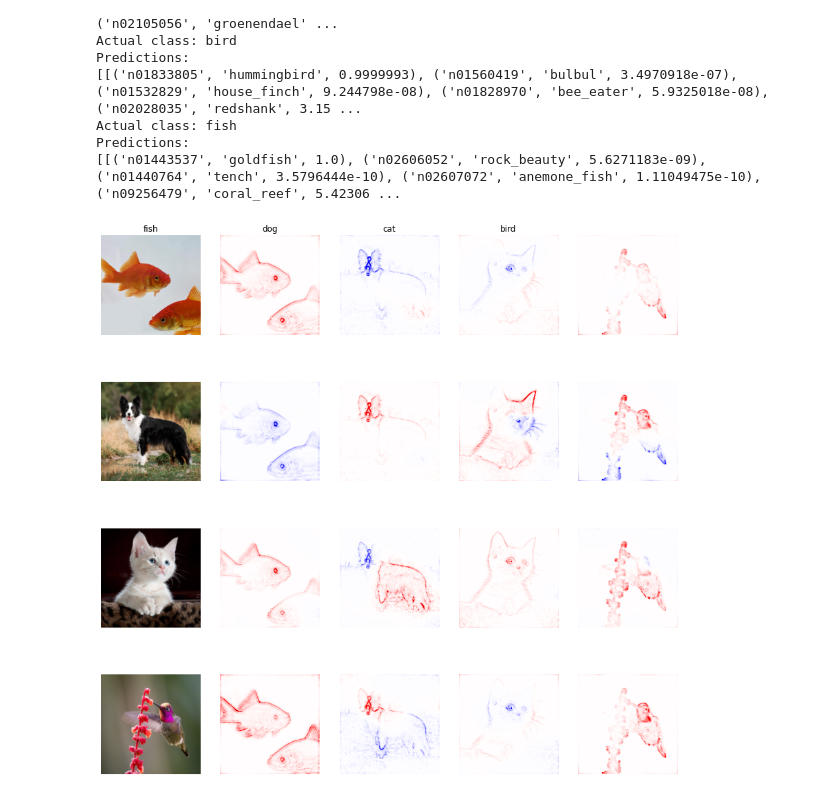
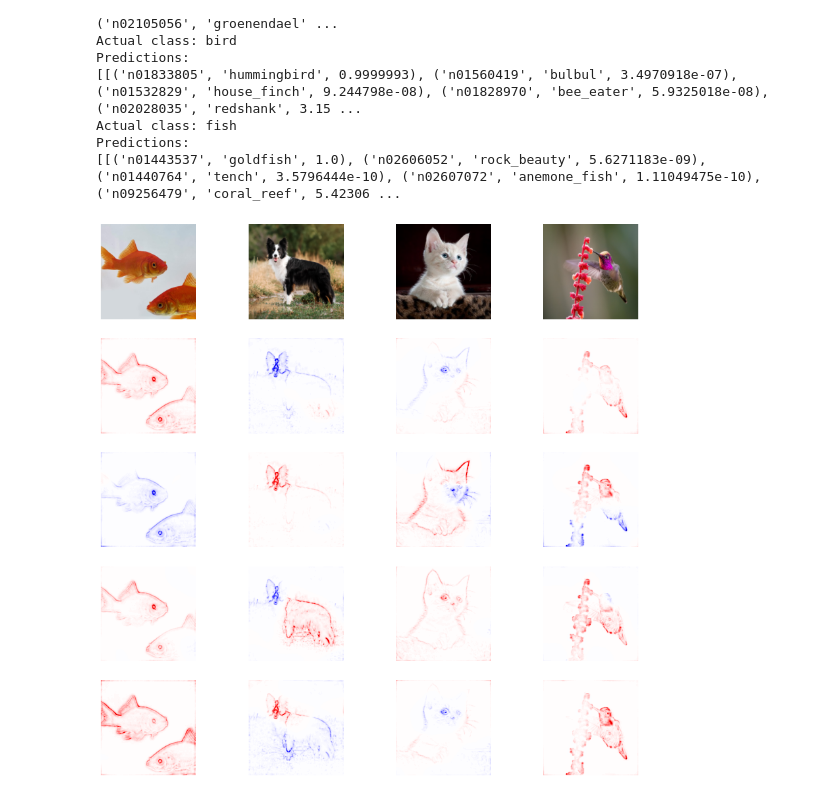
Before and after one commit to estenhl/keras-explainability, a Jupyter notebook: notebooks/Explain 2D VGG predictions.ipynb, the cells around one changed output. Drawn from its saved outputs; the diff is of its cells as text; code cells hidden in the pictures.

```diff
--- a/notebooks/Explain 2D VGG predictions.ipynb
+++ b/notebooks/Explain 2D VGG predictions.ipynb
@@ -244,37 +223,39 @@ idx = [
     ('fish', 1),
     ('dog', 232),
     ('cat', 281),
     ('bird', 94)
 ]
 
 explainers = {
     p[0]: LRP(model, layer=26, idx=p[1], strategy=strategy) \
     for p in idx
 }
 
-fig, ax = plt.subplots(4, 5, figsize=(15, 15))
+fig, ax = plt.subplots(5, 4, figsize=(15, 15))
 
 explanations = np.zeros((4, 4), dtype=object)
 
 keys = [p[0] for p in idx]
 
+ax[0][0].axis('off')
+
 for i in range(4):
-    ax[0][i].set_title(keys[i])
-    ax[i][0].imshow(original_images[keys[i]])
-    ax[i][0].axis('off')
+    ax[0][i].imshow(original_images[keys[i]])
+    ax[0][i].axis('off')
 
 for i in range(len(keys)):
     for j in range(len(keys)):
         explanations[i][j] = explainers[keys[i]](np.expand_dims(images[keys[j]], axis=0))
 
 for i in range(len(explanations)):
     for j in range(len(explanations[i])):
         explanation = np.sum(explanations[i][j][0], axis=-1)
         explanation = explanation / np.amax(np.abs(explanation))
-        ax[i][j+1].imshow(explanation, cmap='seismic', clim=(-1, 1))
-        ax[i][j+1].axis('off')
+        ax[i+1][j].imshow(explanation, cmap='seismic', clim=(-1, 1))
+        ax[i+1][j].axis('off')
+        ax[i+1][j].set_ylabel(keys[i])
 
 
 plt.show()
 # %% [output]
-[figure, old version]
+[figure, new version]
```
Also changed, not shown: parts of 1 cell of this notebook, 16 other files.
